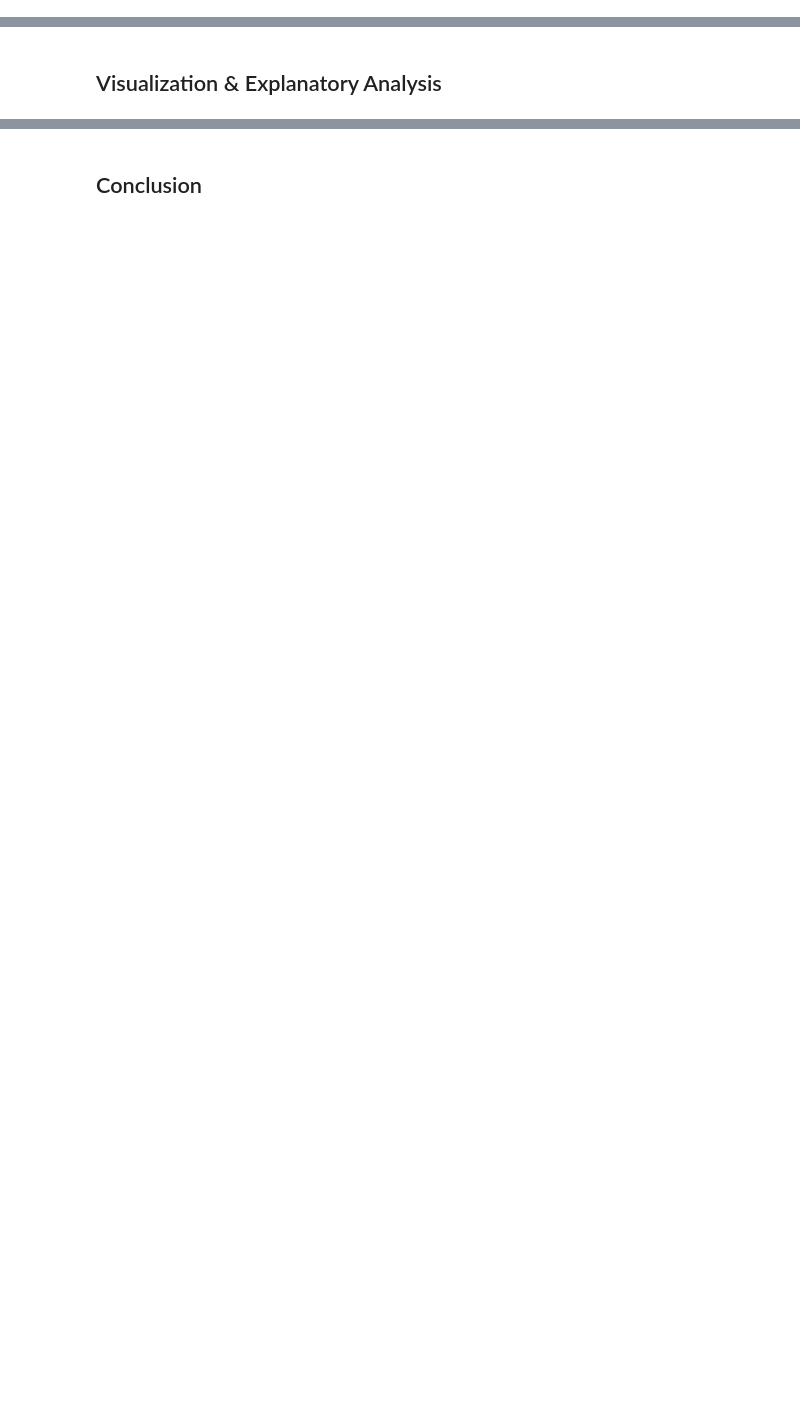
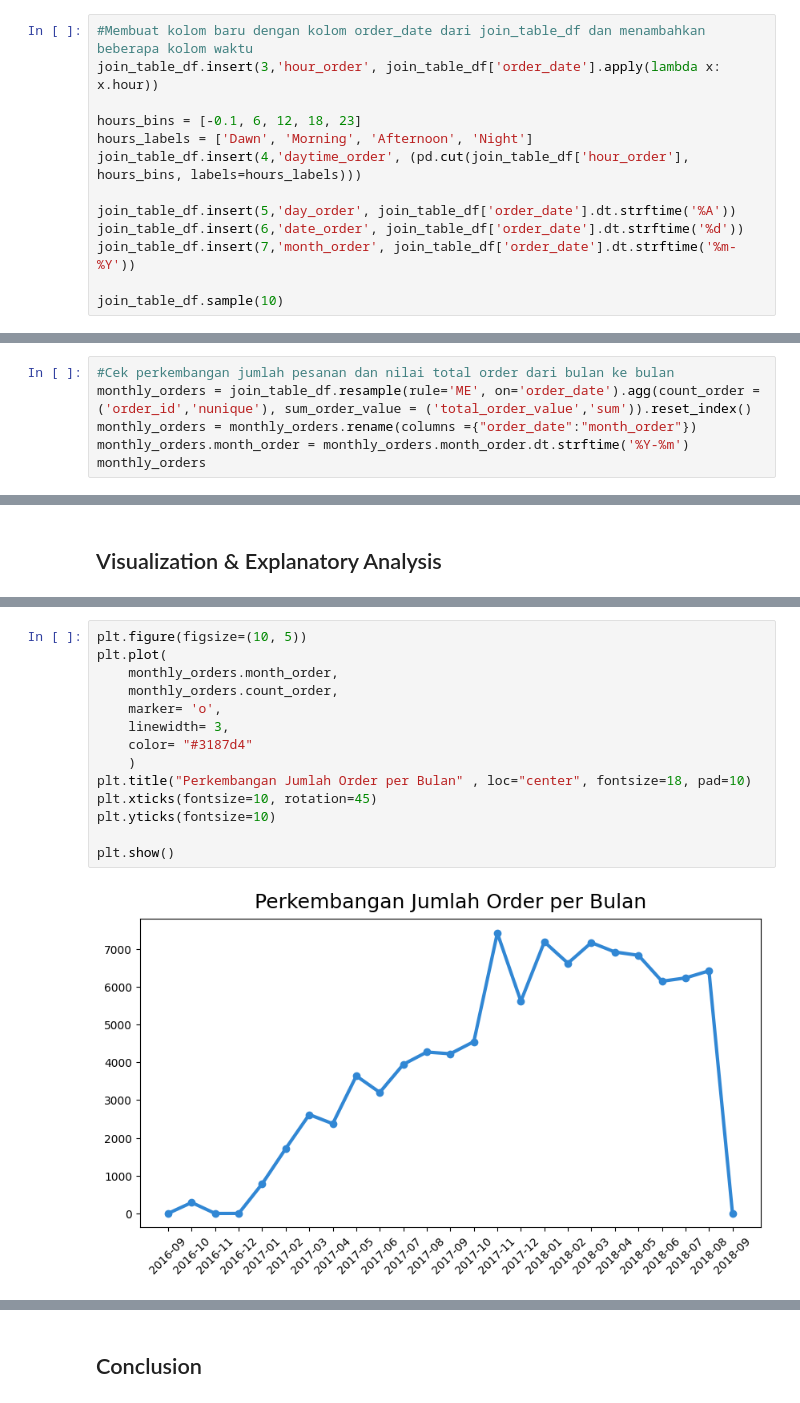
Before and after one commit to danendrafau/ecommerce-dataset, a Jupyter notebook: Proyek_Analisis_Data_ID_Camp_2024.ipynb, the cells around one changed output, grey strips where cells are left out. Drawn from its saved outputs; the diff is of its cells as text; blank space fills up the shorter version.

```diff
--- a/Proyek_Analisis_Data_ID_Camp_2024.ipynb
+++ b/Proyek_Analisis_Data_ID_Camp_2024.ipynb
@@ -46,0 +623,13 @@ customers_df.head()
+# %%
+#Membuat kolom baru dengan kolom order_date dari join_table_df dan menambahkan beberapa kolom waktu
+join_table_df.insert(3,'hour_order', join_table_df['order_date'].apply(lambda x: x.hour))
+
+hours_bins = [-0.1, 6, 12, 18, 23]
+hours_labels = ['Dawn', 'Morning', 'Afternoon', 'Night']
+join_table_df.insert(4,'daytime_order', (pd.cut(join_table_df['hour_order'], hours_bins, labels=hours_labels)))
+
+join_table_df.insert(5,'day_order', join_table_df['order_date'].dt.strftime('%A'))
+join_table_df.insert(6,'date_order', join_table_df['order_date'].dt.strftime('%d'))
+join_table_df.insert(7,'month_order', join_table_df['order_date'].dt.strftime('%m-%Y'))
+
+join_table_df.sample(10)
@@ -54,0 +761,6 @@ customers_df.head()
+# %%
+#Cek perkembangan jumlah pesanan dan nilai total order dari bulan ke bulan
+monthly_orders = join_table_df.resample(rule='ME', on='order_date').agg(count_order = ('order_id','nunique'), sum_order_value = ('total_order_value','sum')).reset_index()
+monthly_orders = monthly_orders.rename(columns ={"order_date":"month_order"})
+monthly_orders.month_order = monthly_orders.month_order.dt.strftime('%Y-%m')
+monthly_orders
@@ -64,0 +1104,16 @@ customers_df.head()
+# %%
+plt.figure(figsize=(10, 5))
+plt.plot(
+    monthly_orders.month_order,
+    monthly_orders.count_order,
+    marker= 'o',
+    linewidth= 3,
+    color= "#3187d4"
+    )
+plt.title("Perkembangan Jumlah Order per Bulan" , loc="center", fontsize=18, pad=10)
+plt.xticks(fontsize=10, rotation=45)
+plt.yticks(fontsize=10)
+
+plt.show()
+# %% [output]
+[figure, added]
```
Also changed, not shown: parts of 122 cells of this notebook.
